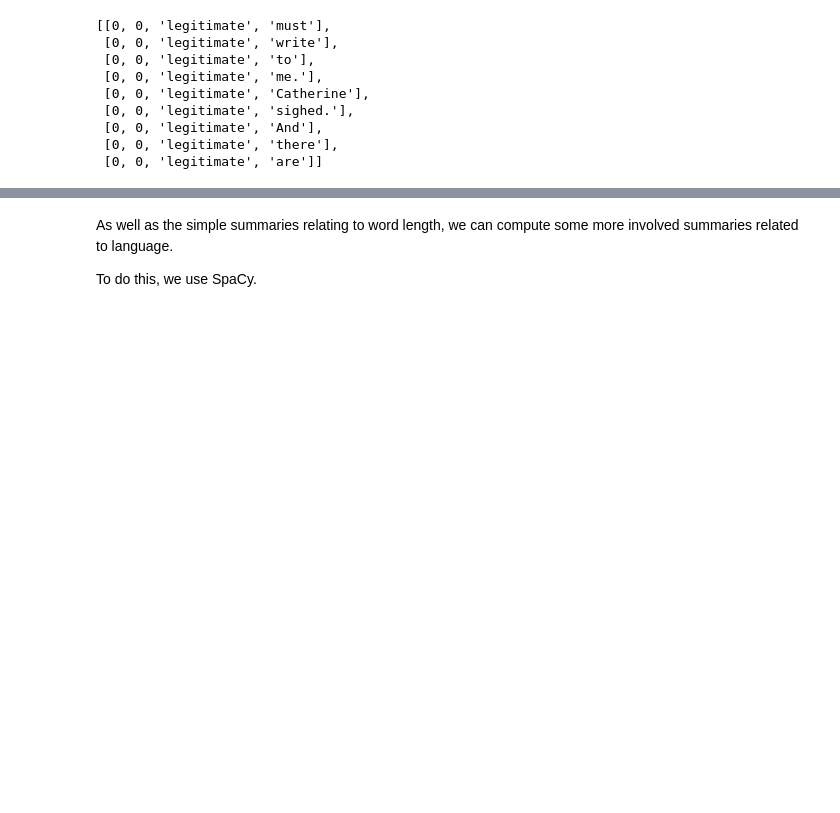
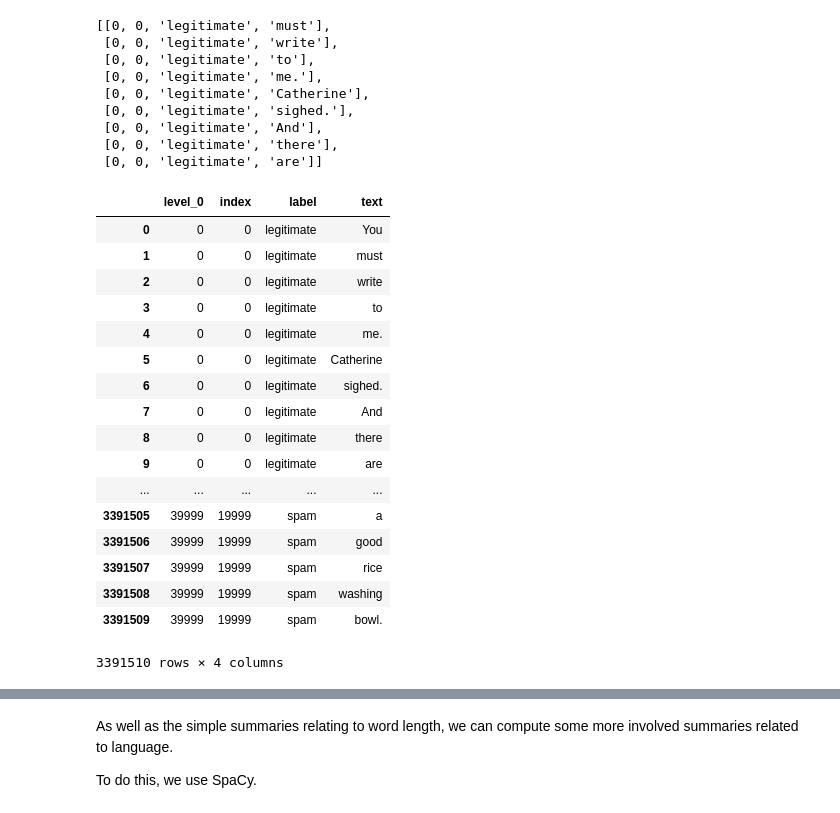
Before and after one commit to willb/openshift-ml-workflows-workshop, a Jupyter notebook: 02a-feature-engineering.ipynb, the cells around one changed output, grey strips where cells are left out. Saved outputs shown, nothing was run; the diff lists cells and outputs as text; code cells hidden in the pictures; blank space fills up the shorter version.

```diff
--- a/02a-feature-engineering.ipynb
+++ b/02a-feature-engineering.ipynb
@@ -56,3 +56,25 @@ rows[1:10]
  [0, 0, 'legitimate', 'And'],
  [0, 0, 'legitimate', 'there'],
  [0, 0, 'legitimate', 'are']]
+# %%
+df_explode = pd.DataFrame(rows, columns=df.columns)
+df_explode
+# %% [output]
+|  | level_0 | index | label | text |
+| 0 | 0 | 0 | legitimate | You |
+| 1 | 0 | 0 | legitimate | must |
+| 2 | 0 | 0 | legitimate | write |
+| 3 | 0 | 0 | legitimate | to |
+| 4 | 0 | 0 | legitimate | me. |
+| 5 | 0 | 0 | legitimate | Catherine |
+| 6 | 0 | 0 | legitimate | sighed. |
+| 7 | 0 | 0 | legitimate | And |
+| 8 | 0 | 0 | legitimate | there |
+| 9 | 0 | 0 | legitimate | are |
+| ... | ... | ... | ... | ... |
+| 3391505 | 39999 | 19999 | spam | a |
+| 3391506 | 39999 | 19999 | spam | good |
+| 3391507 | 39999 | 19999 | spam | rice |
+| 3391508 | 39999 | 19999 | spam | washing |
+| 3391509 | 39999 | 19999 | spam | bowl. |
+3391510 rows × 4 columns
```
Also changed, not shown: parts of 3 cells of this notebook.
